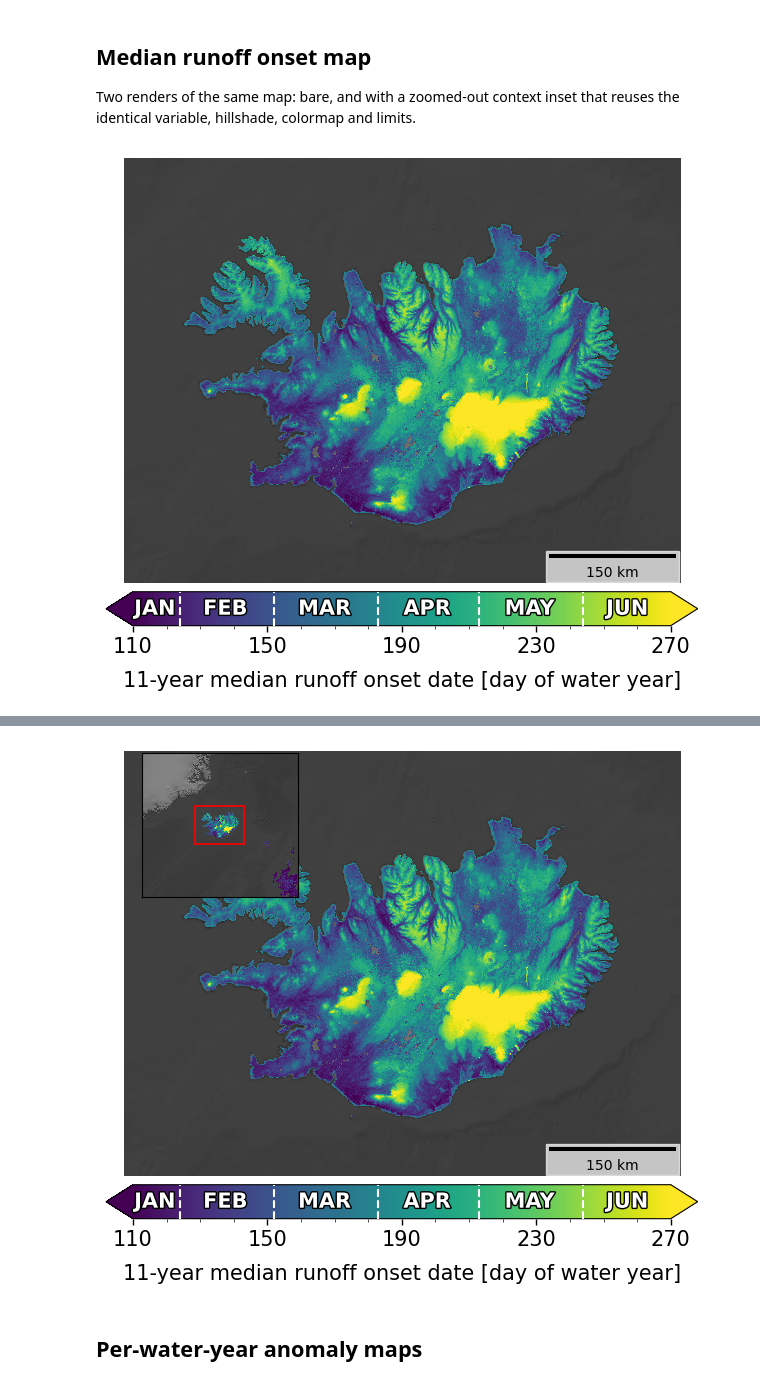
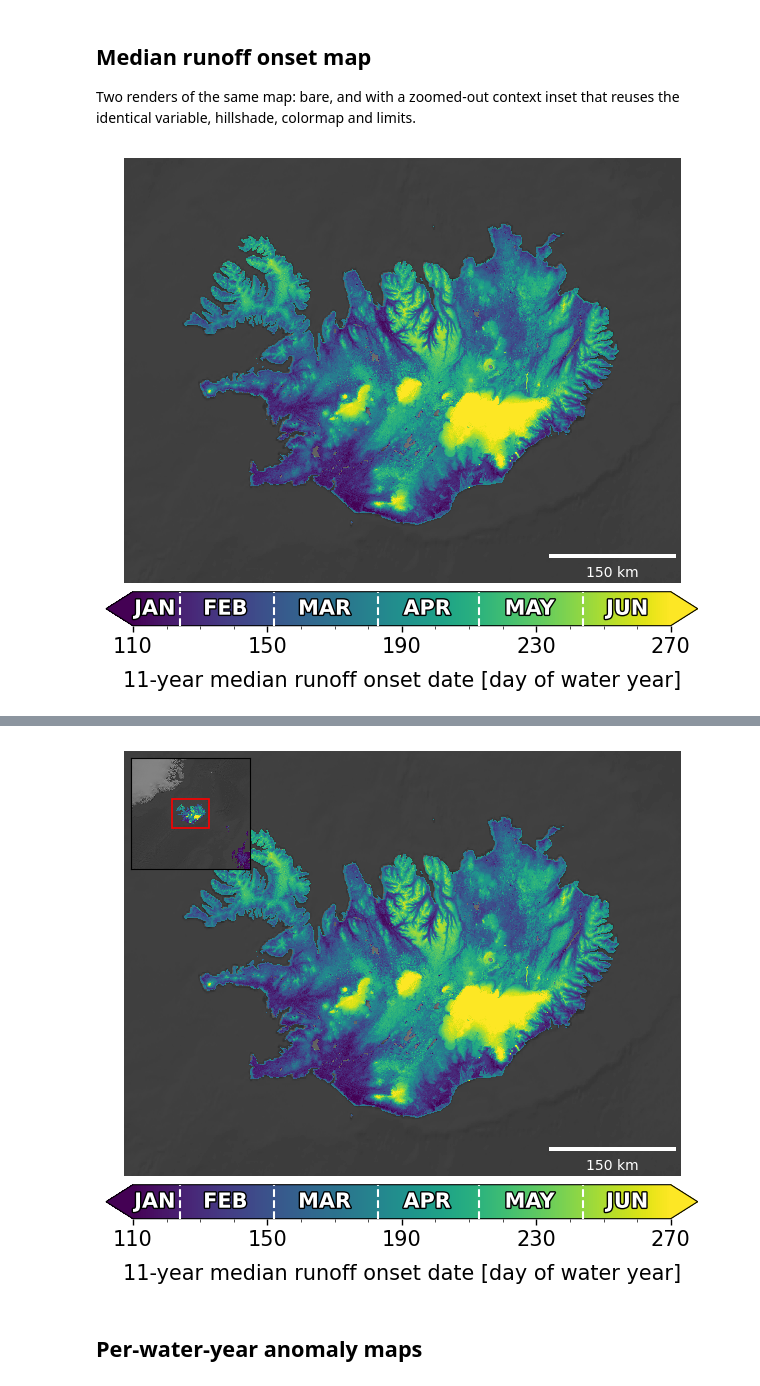
Before and after one commit to egagli/global_snowmelt_runoff_onset, a Jupyter notebook: visualize/regions/iceland/iceland.ipynb, the cells around one changed output, grey strips where cells are left out. Saved outputs shown, nothing was run; the diff lists cells and outputs as text; code cells hidden in the pictures.

Commit message:
update regional plotting

```diff
--- a/visualize/regions/iceland/iceland.ipynb
+++ b/visualize/regions/iceland/iceland.ipynb
@@ -189,14 +189,15 @@ iceland_hillshade_da.plot.imshow(ax=ax, **HILLSHADE_KW)
 iceland_ds['runoff_onset_median'].plot.imshow(ax=ax, add_colorbar=False, zorder=1,
                                           **MEDIAN_KW)
 style_map_axes(ax, REGION_BOUNDS)
-add_scalebar(ax, location='lower right')
+# frameless (convention 6), so the colour is picked for this corner's backdrop
+add_scalebar(ax, location='lower right', color='white')
 
 create_month_colorbar(MEDIAN_KW['vmin'], MEDIAN_KW['vmax'], hemisphere='northern',
                       ax=cax, label=MEDIAN_LABEL)
 
 fig.savefig(f'{FIG_DIR}/median_runoff_onset_map.png', dpi=300, bbox_inches='tight')
 # %% [output]
-[figure, old version]
+[figure, new version]
 # %%
 # same variable, coarser level, much wider footprint -- the inset's content
 iceland_context_da = (
@@ -229,33 +230,33 @@ Attributes:
 # %%
 fig = plt.figure(figsize=(6, 5.4), layout='constrained')
 gs = GridSpec(2, 1, figure=fig, height_ratios=[1, 0.08], hspace=0.00)
 ax = fig.add_subplot(gs[0])
 cax = fig.add_subplot(gs[1])
 
 iceland_hillshade_da.plot.imshow(ax=ax, **HILLSHADE_KW)
 iceland_ds['runoff_onset_median'].plot.imshow(ax=ax, add_colorbar=False, zorder=1,
                                           **MEDIAN_KW)
 style_map_axes(ax, REGION_BOUNDS)
 
 # Identical variable, hillshade, colormap and limits -- just zoomed out. The red
 # box is this map's extent, read straight off its limits. Explicit `bounds` (the
 # buffered region box) crops the NaN corners that reprojecting a lon/lat clip
 # into a metric CRS leaves behind.
 add_context_inset(ax, iceland_context_da, iceland_context_hillshade_da,
-                  loc='upper left', size='34%', borderpad=0.1,
+                  loc='upper left', size='26%', borderpad=0.5,
                   data_kw=MEDIAN_KW,
                   bounds=iceland_gdf.to_crs(REGION_CRS).buffer(CONTEXT_BUFFER).total_bounds)
 
 # scalebar opposite the inset so the two never compete for a corner
-add_scalebar(ax, location='lower right')
+add_scalebar(ax, location='lower right', color='white')
 
 create_month_colorbar(MEDIAN_KW['vmin'], MEDIAN_KW['vmax'], hemisphere='northern',
                       ax=cax, label=MEDIAN_LABEL)
 
 fig.savefig(f'{FIG_DIR}/median_runoff_onset_map_with_context.png',
             dpi=300, bbox_inches='tight')
 # %% [output]
-[figure, old version]
+[figure, new version]
 # %% [markdown]
 ## Per-water-year anomaly maps
 # %%
```
Also changed, not shown: parts of 4 cells of this notebook, 11 other files.
